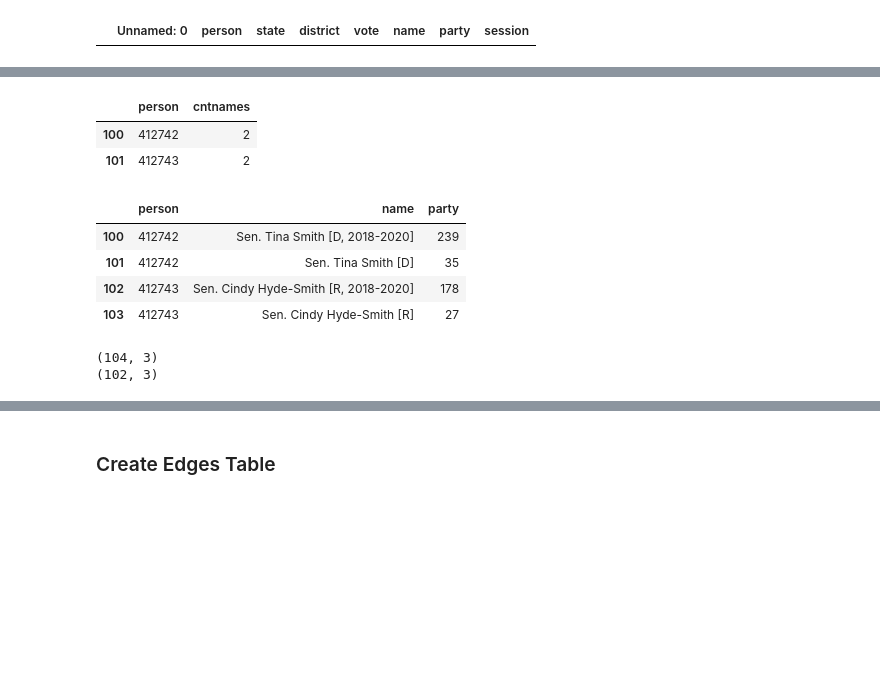
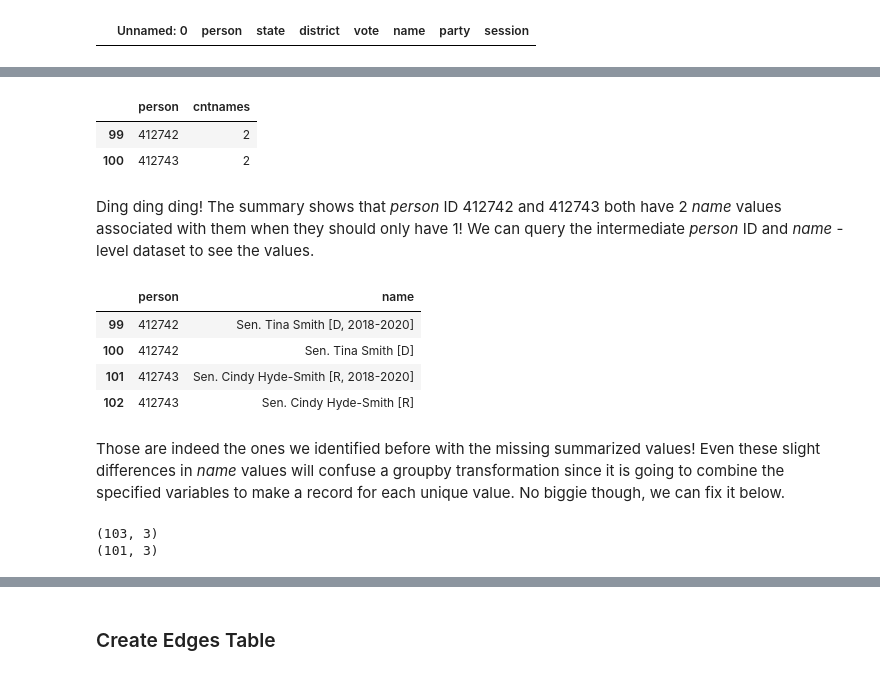
Before and after one commit to campkels/Intro-SNA-Demo, a Jupyter notebook: Intro to SNA Demo.ipynb, the cells around one changed output, grey strips where cells are left out. Cells and saved outputs as stored; diff of their text form; code cells hidden in the pictures; blank space fills up the shorter version.

Commit message:
Node table annotations

```diff
--- a/Intro to SNA Demo.ipynb
+++ b/Intro to SNA Demo.ipynb
@@ -145,6 +200,7 @@ data.head(5)
 # %%
-# Limit to voters
-votesdata = data.loc[((data['vote'] == 'Yea') | (data['vote'] == 'Nay')), ] # no "Not Voting" or "Present"
+# Limit to applicable voting records
+votesdata = data.loc[(((data['vote'] == 'Yea') | (data['vote'] == 'Nay')) & (data['party'] != 'Vice President')), ]
+
 print(votesdata.shape)
 votesdata.head(5)
 # %% [output]
@@ -190,27 +267,31 @@ votesdata.loc[votesdata.person.isnull(),]
 # %%
-# Fix mult names / ID issue (Causing missing ID issue)
+# See if there are multiple names per ID (which would cause the missing ID issue)
 
-# Group by person and name
-sumidname = votesdata.groupby(['person', 'name'], as_index=False).agg({'party': "count"})
-# Group by name to get the # of names associated with an ID
+# First group by person and name
+sumidname = votesdata.groupby(['person', 'name'], as_index=False).agg({'party': "count"}) # as_index option makes the output a df
+# Group this by name to get the # of names associated with an ID
 sumid = sumidname.groupby(['person'], as_index=False).agg({'party': "count"})
 # Rename the summary variable for clarity
 sumid = sumid.rename(index=str, columns={"party": "cntnames"})
-# List ID's with muliple names associated with them (needs cleaning)
+# List person ID's with muliple names associated with them (which would need cleaning)
 sumid.loc[sumid['cntnames'] > 1, ]
 # %% [output]
 |  | person | cntnames |
-| 100 | 412742 | 2 |
-| 101 | 412743 | 2 |
+| 99 | 412742 | 2 |
+| 100 | 412743 | 2 |
+# %% [markdown]
+Ding ding ding! The summary shows that *person* ID 412742 and 412743 both have 2 *name* values associated with them when they should only have 1! We can query the intermediate *person* ID and *name* - level dataset to see the values.
 # %%
 # Look at associated names
-sumidname.loc[((sumidname['person'] == 412742) | (sumidname['person'] == 412743)),]
+sumidname.loc[((sumidname['person'] == 412742) | (sumidname['person'] == 412743)),['person', 'name']]
 # %% [output]
-|  | person | name | party |
-| 100 | 412742 | Sen. Tina Smith [D, 2018-2020] | 239 |
-| 101 | 412742 | Sen. Tina Smith [D] | 35 |
-| 102 | 412743 | Sen. Cindy Hyde-Smith [R, 2018-2020] | 178 |
-| 103 | 412743 | Sen. Cindy Hyde-Smith [R] | 27 |
+|  | person | name |
+| 99 | 412742 | Sen. Tina Smith [D, 2018-2020] |
+| 100 | 412742 | Sen. Tina Smith [D] |
+| 101 | 412743 | Sen. Cindy Hyde-Smith [R, 2018-2020] |
+| 102 | 412743 | Sen. Cindy Hyde-Smith [R] |
+# %% [markdown]
+Those are indeed the ones we identified before with the missing summarized values! Even these slight differences in *name* values will confuse a groupby transformation since it is going to combine the specified variables to make a record for each unique value. No biggie though, we can fix it below.
 # %%
 # Replace values
 votesdata_clean = votesdata.replace({'name': {'Sen. Tina Smith [D]': 'Sen. Tina Smith [D, 2018-2020]', \
@@ -219,5 +300,5 @@ votesdata_clean = votesdata.replace({'name': {'Sen. Tina Smith [D]': 'Sen. Tina
 print(votesdata.groupby(['person', 'name'], as_index=False).agg({'party': "count"}).shape)
 print(votesdata_clean.groupby(['person', 'name'], as_index=False).agg({'party': "count"}).shape)
 # %% [output]
-(104, 3)
-(102, 3)
+(103, 3)
+(101, 3)
```
Also changed, not shown: parts of 26 cells of this notebook.
